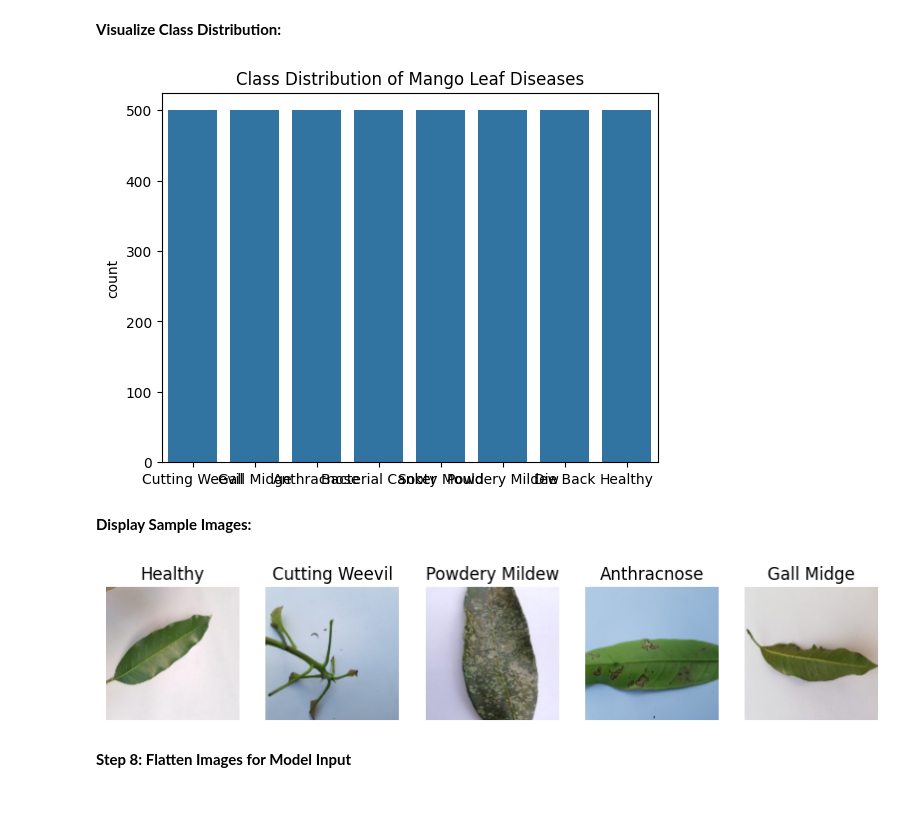
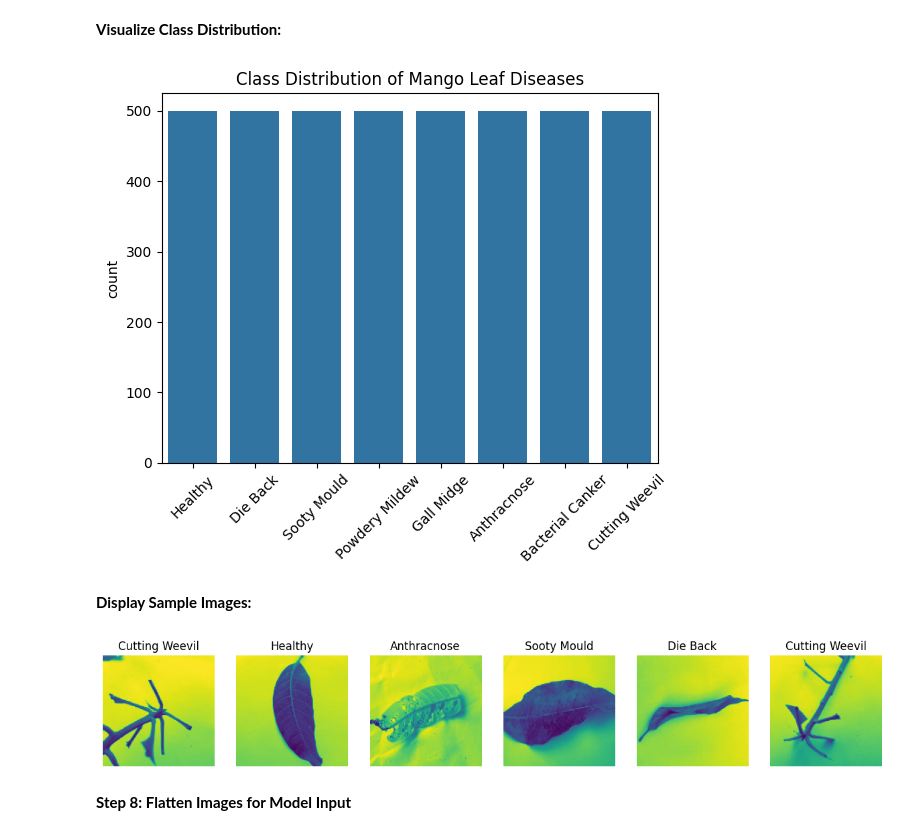
Before and after one commit to sumaiya404/machine-learning, a Jupyter notebook: lab01/2020-2-60-160_lab01.ipynb, the cells around one changed output. Drawn from its saved outputs; the diff is of its cells as text; code cells hidden in the pictures; blank space fills up the shorter version.

```diff
--- a/lab01/2020-2-60-160_lab01.ipynb
+++ b/lab01/2020-2-60-160_lab01.ipynb
@@ -39,5 +43,10 @@ import numpy as np
 **Step 3: Load the Dataset**
 # %%
 from google.colab import drive
-drive.mount('/content/drive')
+try:
+    drive.mount('/content/drive')
+except Exception as e:
+    print(f"Error mounting Google Drive: {e}")
+
+dataset_zip_path = '/content/drive/MyDrive/Dataset/MangoLeafBD.zip'
 # %% [output]
@@ -52,10 +59,6 @@ with zipfile.ZipFile(dataset_zip_path, 'r') as zip_ref:
 # %% [markdown]
 **Step 5: Load and Preprocess Images**
 # %%
-import os
-import cv2
-import numpy as np
-
 # Set the directory where the dataset is located
 data_dir = '/content/mango_leaf_dataset'
 
@@ -77,13 +80,14 @@ for root, dirs, files in os.walk(data_dir):
         file_ext = os.path.splitext(img_file)[1].lower()
         if file_ext in valid_image_extensions:
             img_path = os.path.join(root, img_file)
-            img = cv2.imread(img_path)
+            img = cv2.imread(img_path, cv2.IMREAD_GRAYSCALE)  # Convert to grayscale
 
             # Only proceed if the image was successfully read
             if img is not None:
                 try:
                     # Resize all images to 128x128
-                    img = cv2.resize(img, (128, 128))
+                    img = cv2.resize(img, (128, 128))  # Resize to 128x128
+                    img = img / 255.0  # Normalize pixel values
                     images.append(img)
                     labels.append(disease_label)  # Use folder name as label
                 except Exception as e:
@@ -118,23 +121,30 @@ X_train, X_test, y_train, y_test = train_test_split(images, labels_encoded, test
 # %%
 sns.countplot(x=labels)
 plt.title("Class Distribution of Mango Leaf Diseases")
+plt.xticks(rotation=45)
 plt.show()
 # %% [output]
-[figure, old version]
+[figure, new version]
 # %% [markdown]
 **Display Sample Images:**
 # %%
-def plot_samples(images, labels, n=5):
-    plt.figure(figsize=(10, 5))
+def plot_samples(images, labels, n=6):
+    plt.figure(figsize=(15, 5))
     for i in range(n):
         plt.subplot(1, n, i+1)
-        plt.imshow(cv2.cvtColor(images[i], cv2.COLOR_BGR2RGB))
+        # Check if the image is in RGB format already or convert it
+        if len(images[i].shape) == 3 and images[i].shape[2] == 3:  # Check for color image
+            img_rgb = cv2.cvtColor(images[i], cv2.COLOR_BGR2RGB)  # Convert to RGB if needed
+        else:
+            img_rgb = images[i]  # If already in RGB, use as is
+        plt.imshow(img_rgb)
         plt.title(label_encoder.inverse_transform([labels[i]])[0])
         plt.axis("off")
     plt.show()
 
+# Assuming you have the label_encoder and X_train, y_train prepared
 plot_samples(X_train, y_train)
 # %% [output]
-[figure, old version]
+[figure, new version]
 # %% [markdown]
 **Step 8: Flatten Images for Model Input**
```
Also changed, not shown: parts of 16 cells of this notebook.
